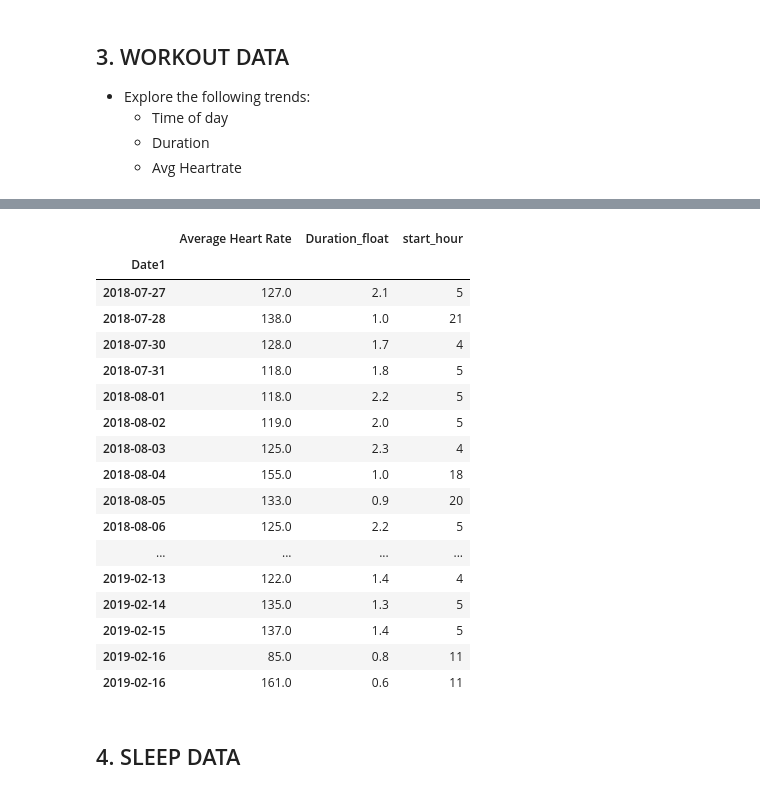
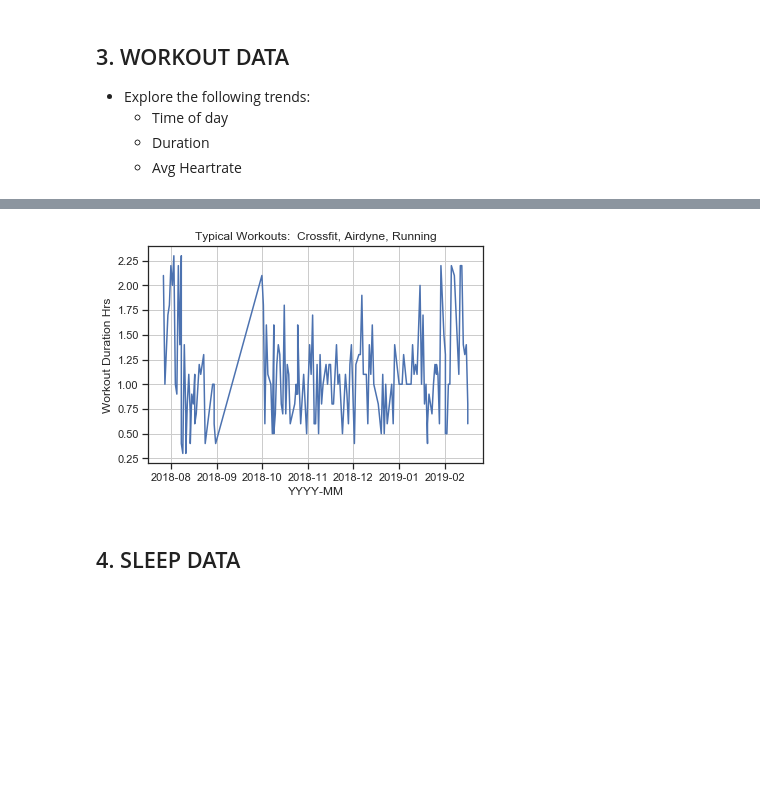
Before and after one commit to arodriguez2018/nutrition_and_activity, a Jupyter notebook: NOTEBOOK.ipynb, the cells around one changed output, grey strips where cells are left out. Cells and saved outputs as stored; diff of their text form; code cells hidden in the pictures; blank space fills up the shorter version.

```diff
--- a/NOTEBOOK.ipynb
+++ b/NOTEBOOK.ipynb
@@ -330,23 +189,11 @@ memory usage: 4.9 KB
-# %%
-wkdfs4
-# %% [output]
-|  | Average Heart Rate | Duration_float | start_hour |
-| Date1 |  |  |  |
-| 2018-07-27 | 127.0 | 2.1 | 5 |
-| 2018-07-28 | 138.0 | 1.0 | 21 |
-| 2018-07-30 | 128.0 | 1.7 | 4 |
-| 2018-07-31 | 118.0 | 1.8 | 5 |
-| 2018-08-01 | 118.0 | 2.2 | 5 |
-| 2018-08-02 | 119.0 | 2.0 | 5 |
-| 2018-08-03 | 125.0 | 2.3 | 4 |
-| 2018-08-04 | 155.0 | 1.0 | 18 |
-| 2018-08-05 | 133.0 | 0.9 | 20 |
-| 2018-08-06 | 125.0 | 2.2 | 5 |
-| ... | ... | ... | ... |
-| 2019-02-13 | 122.0 | 1.4 | 4 |
-| 2019-02-14 | 135.0 | 1.3 | 5 |
-| 2019-02-15 | 137.0 | 1.4 | 5 |
-| 2019-02-16 | 85.0 | 0.8 | 11 |
-| 2019-02-16 | 161.0 | 0.6 | 11 |
+# %%
+plt.plot(wkdfs4.index, wkdfs4['Duration_float'])
+plt.title('Typical Workouts:  Crossfit, Airdyne, Running')
+plt.ylabel('Workout Duration Hrs')
+plt.xlabel('YYYY-MM')
+plt.grid()
+plt.show()
+# %% [output]
+[figure, added]
 # %% [markdown]
 ## 4. SLEEP DATA
```
Also changed, not shown: parts of 58 cells of this notebook, 1 other file.
